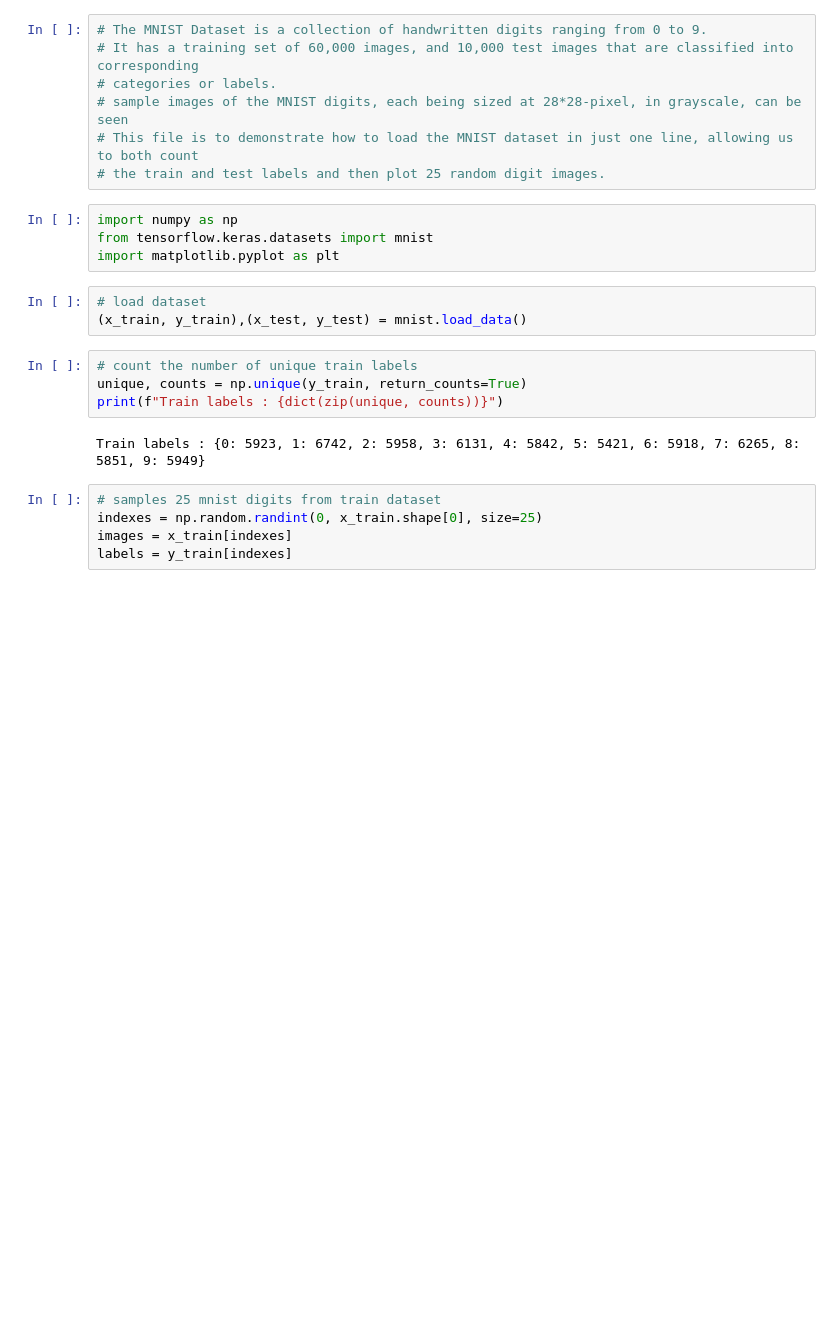
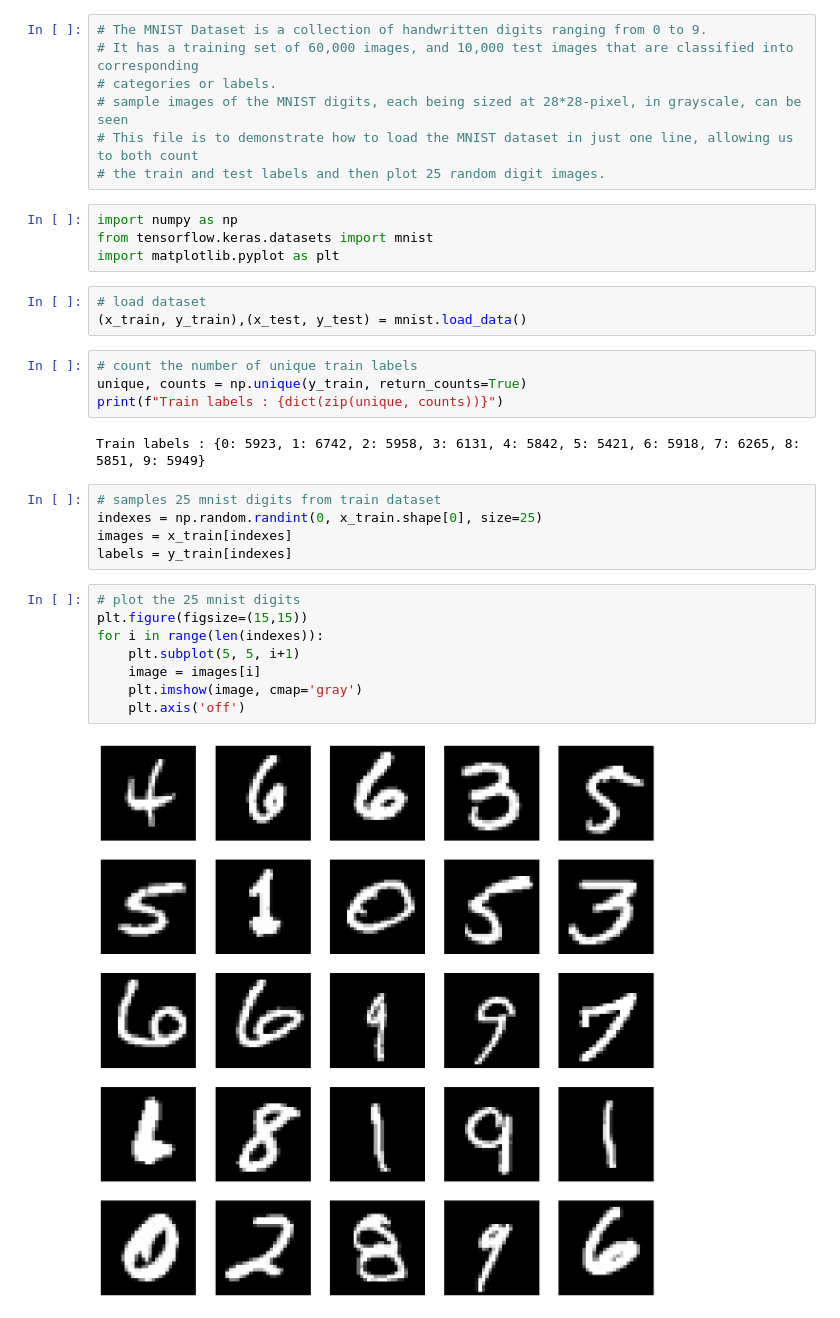
Before and after one commit to rubinkim/AdvancedDeepLearning, a Jupyter notebook: 1_3_MLP/mnist-sampler-131.ipynb, the cells around one changed output. Drawn from its saved outputs; the diff is of its cells as text; blank space fills up the shorter version.

Commit message:
Plotting 25 sample images of train dataset

```diff
--- a/1_3_MLP/mnist-sampler-131.ipynb
+++ b/1_3_MLP/mnist-sampler-131.ipynb
@@ -23,3 +23,13 @@ Train labels : {0: 5923, 1: 6742, 2: 5958, 3: 6131, 4: 5842, 5: 5421, 6: 5918, 7
 indexes = np.random.randint(0, x_train.shape[0], size=25)
 images = x_train[indexes]
 labels = y_train[indexes]
+# %%
+# plot the 25 mnist digits
+plt.figure(figsize=(15,15))
+for i in range(len(indexes)):
+    plt.subplot(5, 5, i+1)
+    image = images[i]
+    plt.imshow(image, cmap='gray')
+    plt.axis('off')
+# %% [output]
+[figure, added]
```
